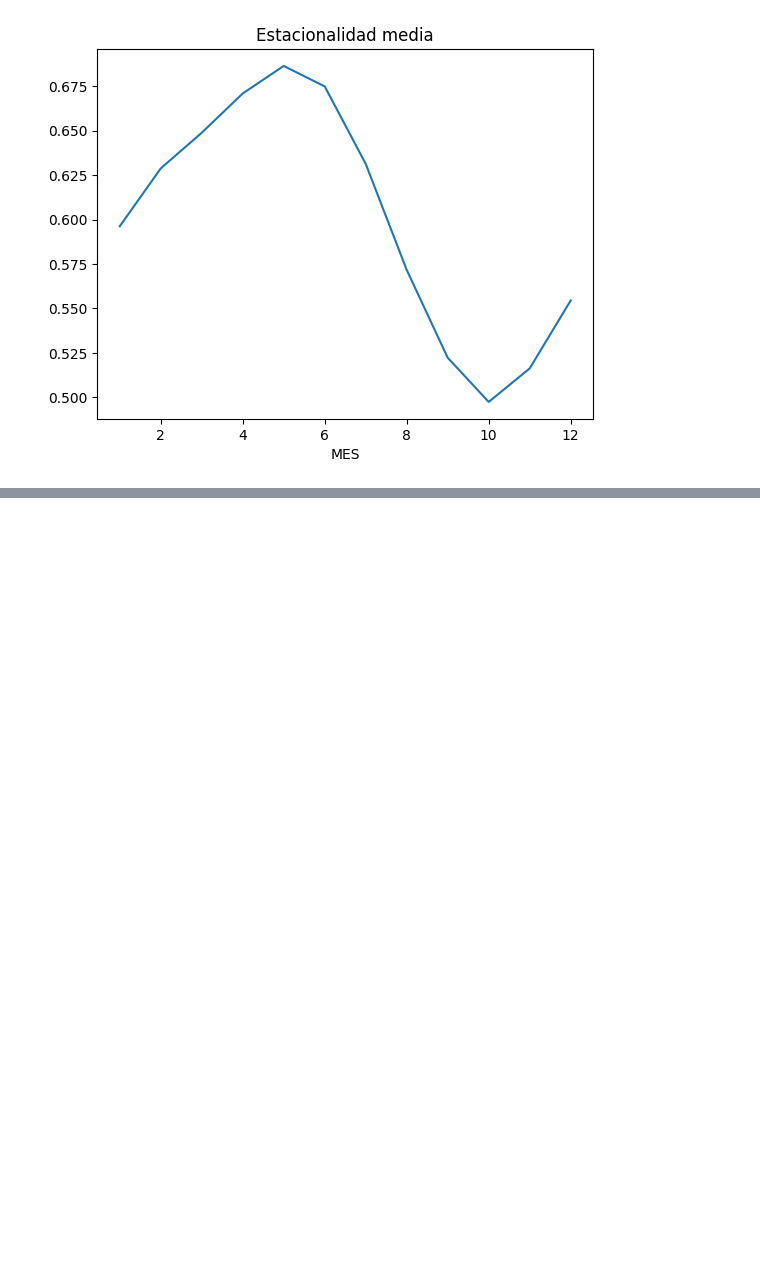
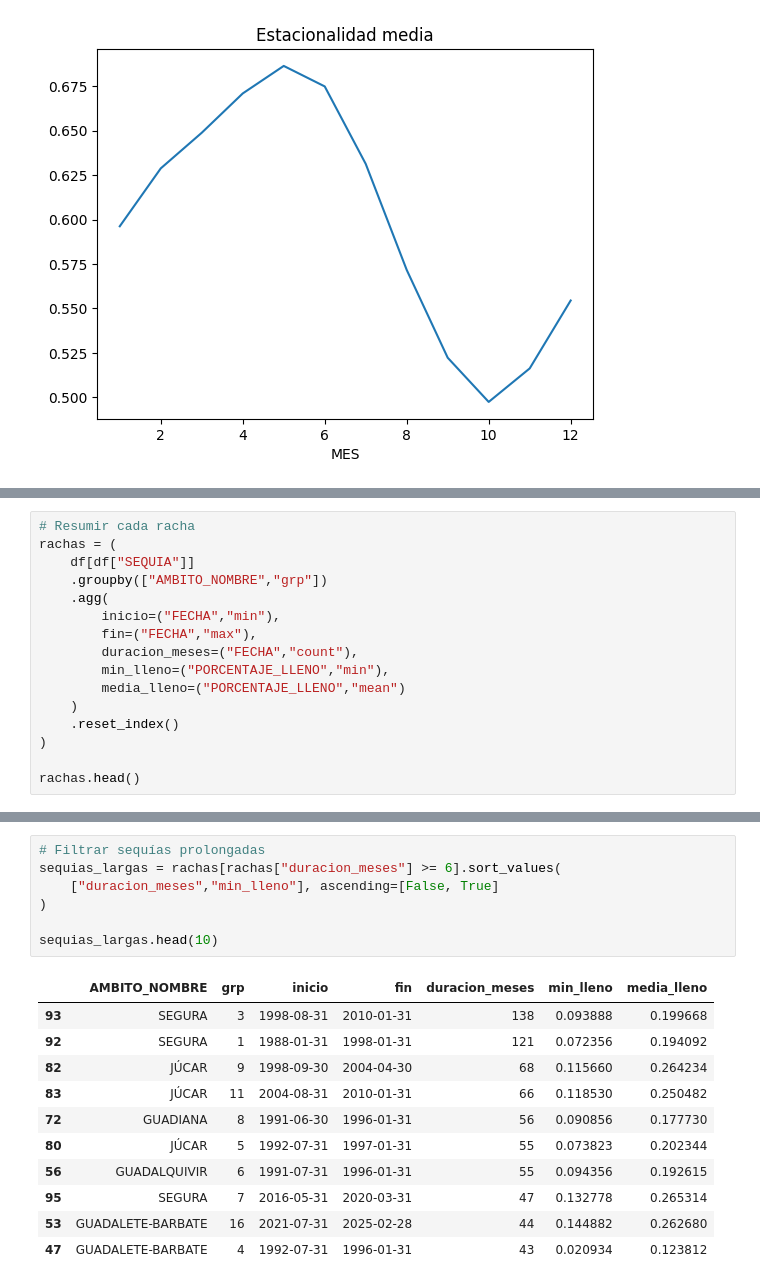
Before and after one commit to plorenab/water-stress-forecast-spain, a Jupyter notebook: notebook/EDA.ipynb, the cells around one changed output, grey strips where cells are left out. Drawn from its saved outputs; the diff is of its cells as text; blank space fills up the shorter version.

```diff
--- a/notebook/EDA.ipynb
+++ b/notebook/EDA.ipynb
@@ -126,0 +192,16 @@ plt.show()
+# %%
+# Resumir cada racha
+rachas = (
+    df[df["SEQUIA"]]
+    .groupby(["AMBITO_NOMBRE","grp"])
+    .agg(
+        inicio=("FECHA","min"),
+        fin=("FECHA","max"),
+        duracion_meses=("FECHA","count"),
+        min_lleno=("PORCENTAJE_LLENO","min"),
+        media_lleno=("PORCENTAJE_LLENO","mean")
+    )
+    .reset_index()
+)
+
+rachas.head()
@@ -126,0 +215,19 @@ plt.show()
+# %%
+# Filtrar sequías prolongadas
+sequias_largas = rachas[rachas["duracion_meses"] >= 6].sort_values(
+    ["duracion_meses","min_lleno"], ascending=[False, True]
+)
+
+sequias_largas.head(10)
+# %% [output]
+|  | AMBITO_NOMBRE | grp | inicio | fin | duracion_meses | min_lleno | media_lleno |
+| 93 | SEGURA | 3 | 1998-08-31 | 2010-01-31 | 138 | 0.093888 | 0.199668 |
+| 92 | SEGURA | 1 | 1988-01-31 | 1998-01-31 | 121 | 0.072356 | 0.194092 |
+| 82 | JÚCAR | 9 | 1998-09-30 | 2004-04-30 | 68 | 0.115660 | 0.264234 |
+| 83 | JÚCAR | 11 | 2004-08-31 | 2010-01-31 | 66 | 0.118530 | 0.250482 |
+| 72 | GUADIANA | 8 | 1991-06-30 | 1996-01-31 | 56 | 0.090856 | 0.177730 |
+| 80 | JÚCAR | 5 | 1992-07-31 | 1997-01-31 | 55 | 0.073823 | 0.202344 |
+| 56 | GUADALQUIVIR | 6 | 1991-07-31 | 1996-01-31 | 55 | 0.094356 | 0.192615 |
+| 95 | SEGURA | 7 | 2016-05-31 | 2020-03-31 | 47 | 0.132778 | 0.265314 |
+| 53 | GUADALETE-BARBATE | 16 | 2021-07-31 | 2025-02-28 | 44 | 0.144882 | 0.262680 |
+| 47 | GUADALETE-BARBATE | 4 | 1992-07-31 | 1996-01-31 | 43 | 0.020934 | 0.123812 |
```
Also changed, not shown: parts of 11 cells of this notebook.
